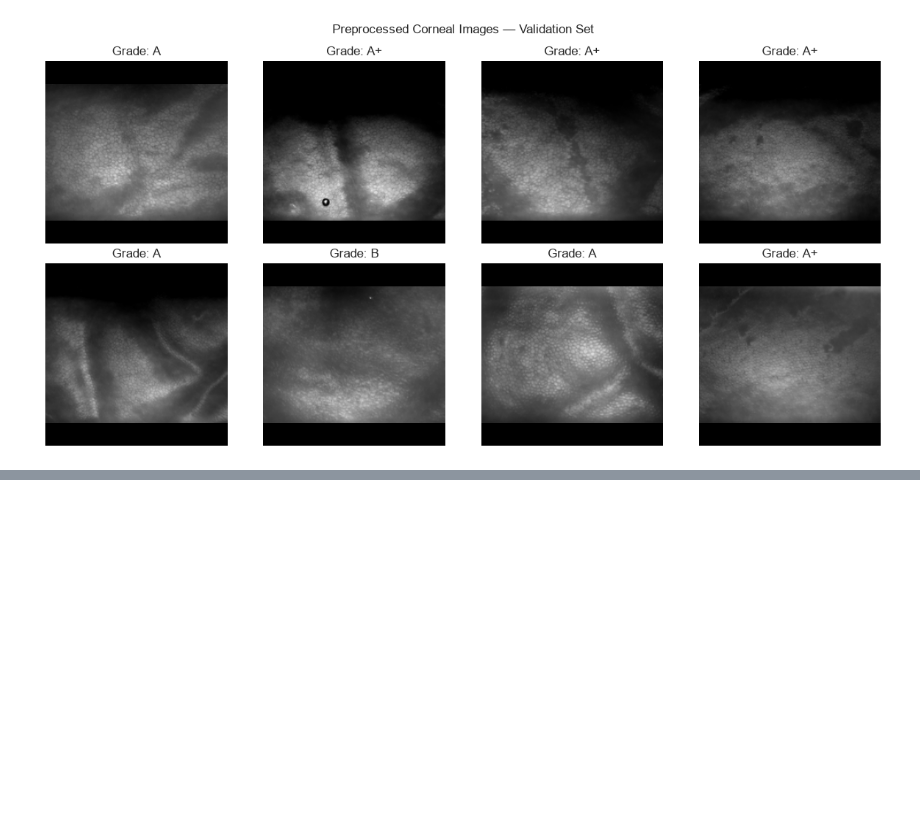
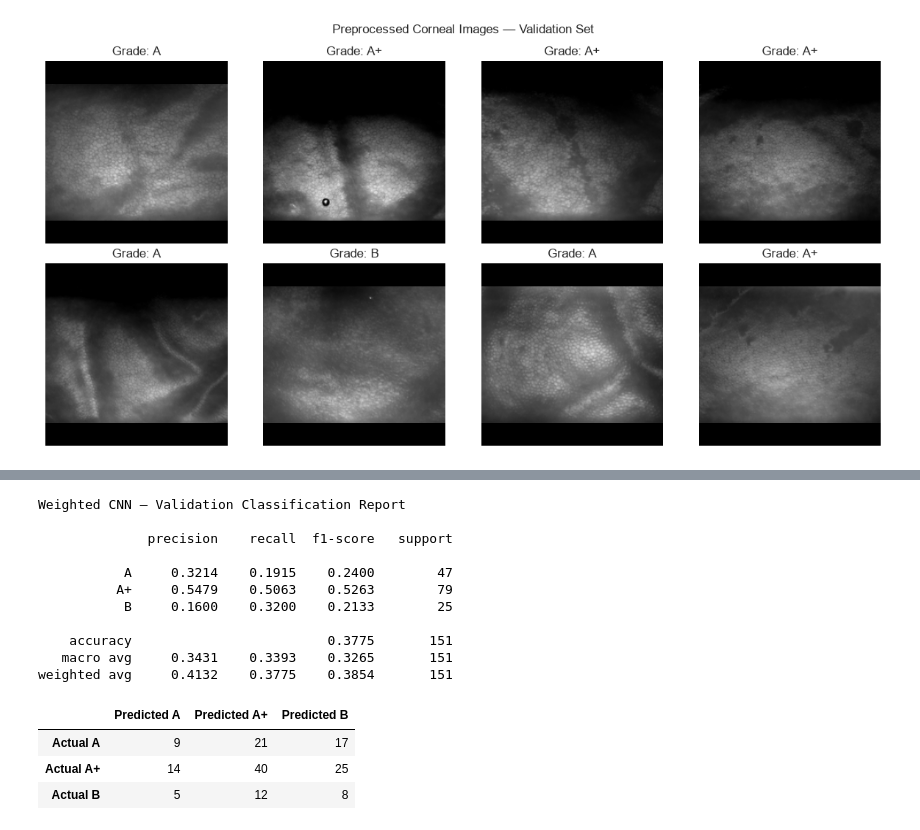
Before and after one commit to Pulitha-m/xai-cornea-grading, a Jupyter notebook: ml/grading/notebooks/images/02_image_baseline.ipynb, the cells around one changed output, grey strips where cells are left out. Cells and saved outputs as stored; diff of their text form; code cells hidden in the pictures; blank space fills up the shorter version.

```diff
--- a/ml/grading/notebooks/images/02_image_baseline.ipynb
+++ b/ml/grading/notebooks/images/02_image_baseline.ipynb
@@ -854,0 +1547,54 @@ plt.show()
+# %%
+from sklearn.metrics import classification_report, confusion_matrix
+import pandas as pd
+
+weighted_cnn.eval()
+val_true_weighted = []
+val_pred_weighted = []
+
+with torch.no_grad():
+    for images, labels in val_loader:
+        images = images.to(device)
+        logits = weighted_cnn(images)
+        predictions = logits.argmax(dim=1)
+
+        val_true_weighted.extend(labels.cpu().tolist())
+        val_pred_weighted.extend(predictions.cpu().tolist())
+
+print("Weighted CNN — Validation Classification Report\n")
+print(classification_report(
+    val_true_weighted,
+    val_pred_weighted,
+    labels=[0, 1, 2],
+    target_names=CLASS_NAMES,
+    digits=4,
+    zero_division=0
+))
+
+cm_weighted = confusion_matrix(
+    val_true_weighted,
+    val_pred_weighted,
+    labels=[0, 1, 2]
+)
+
+display(pd.DataFrame(
+    cm_weighted,
+    index=[f"Actual {c}" for c in CLASS_NAMES],
+    columns=[f"Predicted {c}" for c in CLASS_NAMES]
+))
+# %% [output]
+Weighted CNN — Validation Classification Report
+
+              precision    recall  f1-score   support
+
+           A     0.3214    0.1915    0.2400        47
+          A+     0.5479    0.5063    0.5263        79
+           B     0.1600    0.3200    0.2133        25
+
+    accuracy                         0.3775       151
+   macro avg     0.3431    0.3393    0.3265       151
+weighted avg     0.4132    0.3775    0.3854       151
+|  | Predicted A | Predicted A+ | Predicted B |
+| Actual A | 9 | 21 | 17 |
+| Actual A+ | 14 | 40 | 25 |
+| Actual B | 5 | 12 | 8 |
```
Also changed, not shown: parts of 21 cells of this notebook, 1 other file.
